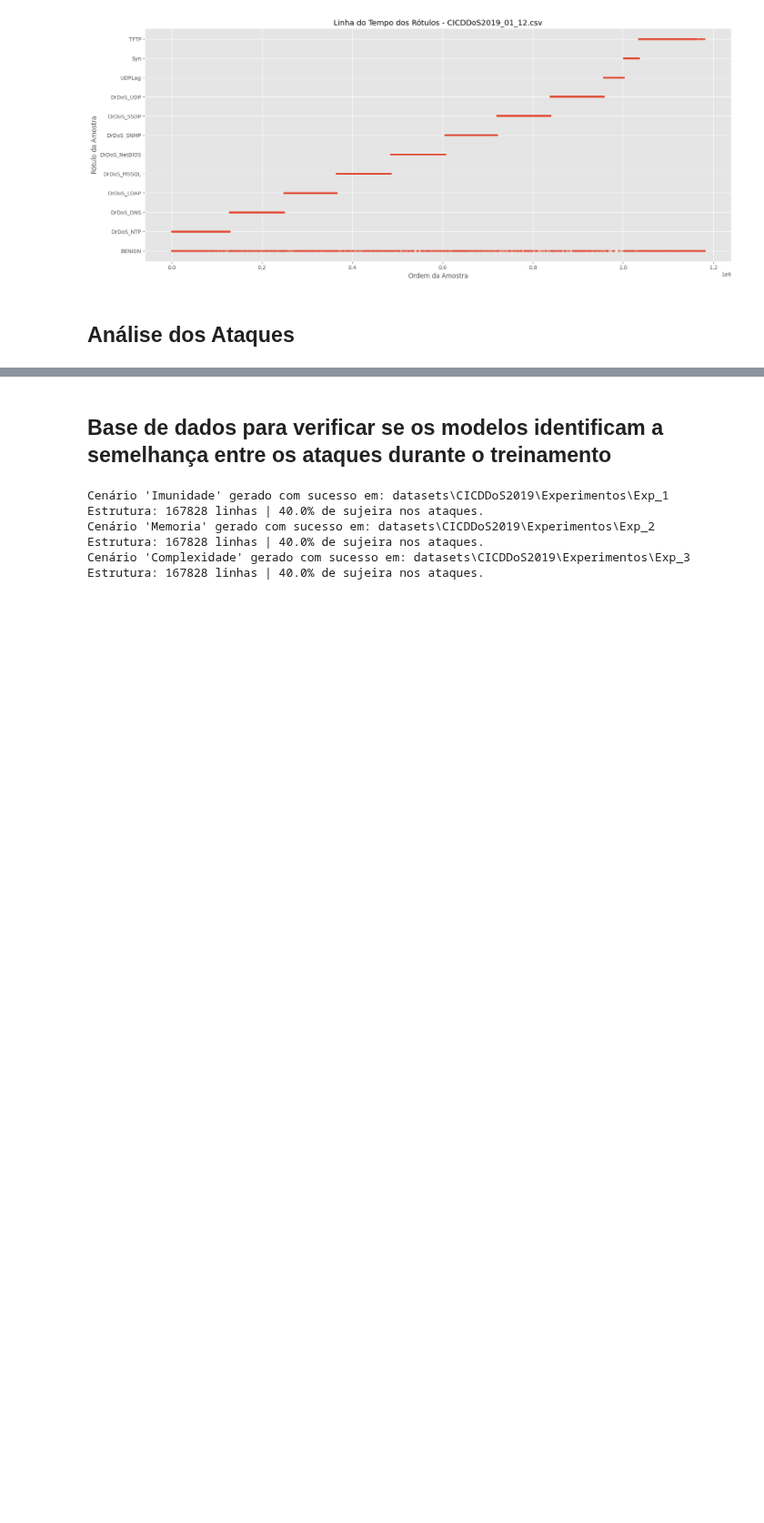
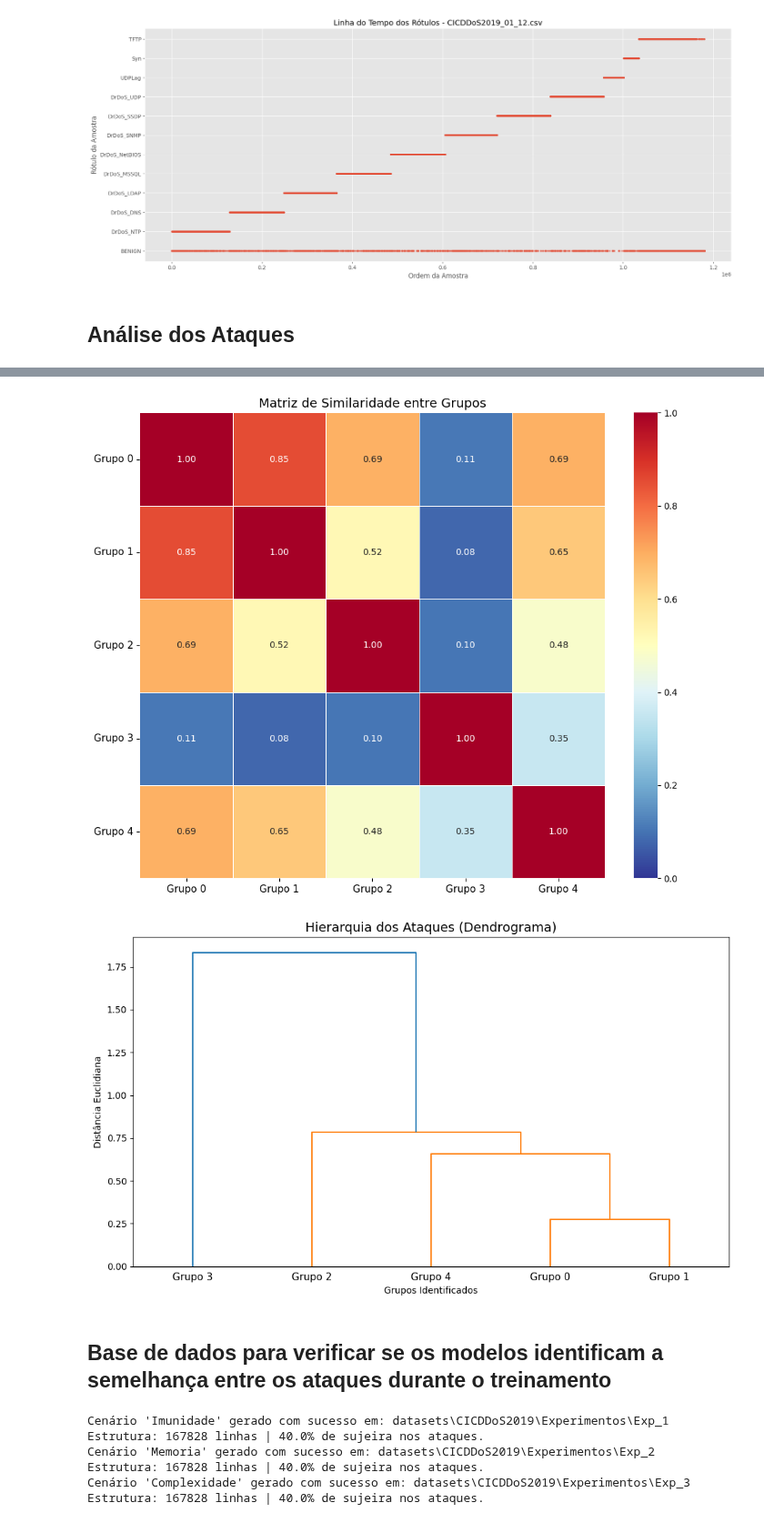
Before and after one commit to iRocktys/anomaly-detection-data-stream, a Jupyter notebook: Data.ipynb, the cells around one changed output, grey strips where cells are left out. Shown at 91% size. Saved outputs shown, nothing was run; the diff lists cells and outputs as text; code cells hidden in the pictures; blank space fills up the shorter version.

```diff
--- a/Data.ipynb
+++ b/Data.ipynb
@@ -781,3 +587,59 @@ Iniciando cálculo de estabilidade (10 iterações por ataque)...
+# %%
+# Recuperando dados brutos da memória
+unique_clusters = sorted(list(set(final_labels)))
+cluster_vectors = []
+cluster_names = []
+
+for cid in unique_clusters:
+    # Encontra índices dos ataques neste cluster
+    indices = [i for i, label in enumerate(final_labels) if label == cid]
+
+    # Calcula o vetor médio (Centróide)
+    mean_vector = df_final_sig.iloc[indices].mean().values
+    cluster_vectors.append(mean_vector)
+    cluster_names.append(f"Grupo {cid}")
+
+# Calcula similaridade
+cluster_sim_matrix = cosine_similarity(cluster_vectors)
+df_cluster_sim = pd.DataFrame(cluster_sim_matrix, index=cluster_names, columns=cluster_names)
+
+# 1. Plotar Heatmap (Matriz Limpa)
+plt.figure(figsize=(10, 8))
+sns.heatmap(
+    df_cluster_sim,
+    annot=True,
+    fmt=".2f",
+    cmap='RdYlBu_r',
+    vmin=0,
+    vmax=1,
+    square=True,
+    linewidths=.5
+)
+plt.title("Matriz de Similaridade entre Grupos", fontsize=14)
+plt.xticks(rotation=0, fontsize=11)
+plt.yticks(rotation=0, fontsize=11)
+plt.tight_layout()
+plt.show()
+
+# 2. Plotar Dendrograma (Árvore Limpa)
+plt.figure(figsize=(10, 6))
+Z = linkage(df_cluster_sim, method='ward')
+
+dendrogram(
+    Z,
+    labels=cluster_names,
+    leaf_rotation=0.,  # Rotação 0 deixa o texto reto (melhor para leitura)
+    leaf_font_size=11.,
+    color_threshold=0.7 * max(Z[:, 2])
+)
+plt.title("Hierarquia dos Ataques (Dendrograma)", fontsize=14)
+plt.xlabel("Grupos Identificados")
+plt.ylabel("Distância Euclidiana")
+plt.tight_layout()
+plt.show()
+# %% [output]
+[figure, added]
+[figure, added]
 # %% [markdown]
 ## Base de dados para verificar se os modelos identificam a semelhança entre os ataques durante o treinamento
 # %%
```
Also changed, not shown: parts of 25 cells of this notebook, 1 other file.
